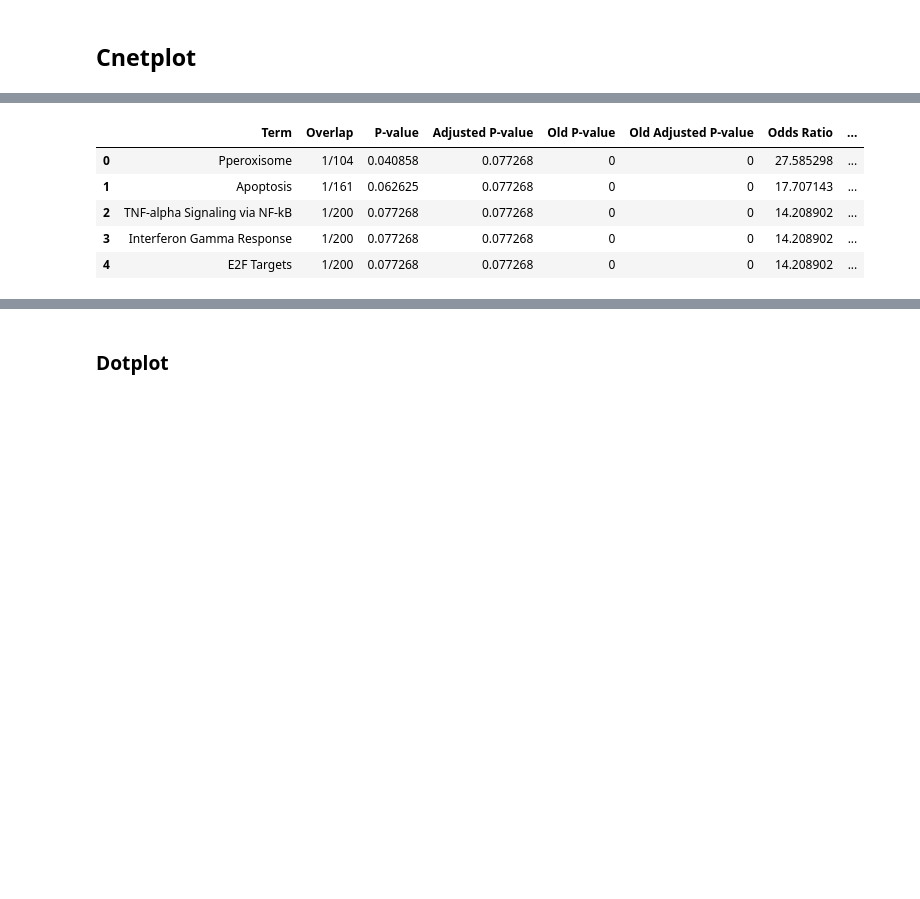
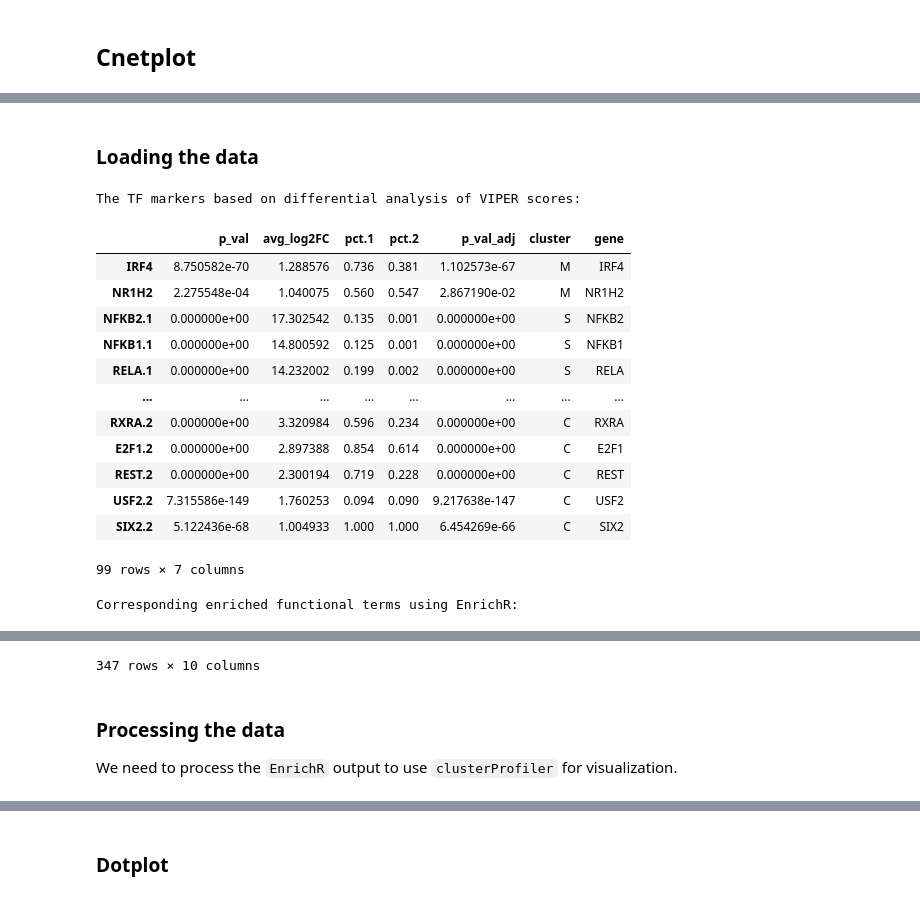
Before and after one commit to masyahook/scGRN, a Jupyter notebook: notebooks/GRNBoost2_Enrichment_analysis.ipynb, the cells around one changed output, grey strips where cells are left out. Drawn from its saved outputs; the diff is of its cells as text; code cells hidden in the pictures; blank space fills up the shorter version.

Commit message:
finished viper enrichment analysis

```diff
--- a/notebooks/GRNBoost2_Enrichment_analysis.ipynb
+++ b/notebooks/GRNBoost2_Enrichment_analysis.ipynb
@@ -348,21 +333,49 @@ p
+# %% [markdown]
+### Loading the data
 # %%
+cell_type = 'Macrophage'
 types = ['C', 'M', 'S']
 db = 'Reactome'
-is_positive_markers = True
-df = pd.read_csv('/gpfs/home/bsc08/bsc08890/scGRN_analysis/tmp/tf_markers_df_T_cells.tsv', sep='\t')
+is_positive_markers = True  # True if extract only positive markers
+
+tf_markers_df = pd.read_csv(os.path.join(
+    _DATA_HOME, 'cell_types', cell_type, 'data', 'Seurat',
+    'regulon', f'tf_markers_df_{cell_type}.tsv'
+), sep='\t')
+
 if is_positive_markers:
-    df = df[(df['p_val_adj'] < 0.05) & (df['avg_log2FC'] > 1)]
+    tf_markers_df = tf_markers_df[
+        (tf_markers_df['p_val_adj'] < 0.05) & (tf_markers_df['avg_log2FC'] > 1)
+    ]
 else:
-    df = df[(df['p_val_adj'] < 0.05) & (df['avg_log2FC'] < -1)]
-genes = df[['cluster', 'gene']].groupby('cluster').agg(lambda x: list(x)).to_dict()['gene']
-dfs = {}
-for t in types:
-    dfs[t] = pd.read_csv(f'/gpfs/home/bsc08/bsc08890/scGRN_analysis/tmp/cohort_ana/tmp_enrichr_T_cells_all_{t}.tsv', sep='\t')
-dfs['C'].head()
+    tf_markers_df = tf_markers_df[
+        (tf_markers_df['p_val_adj'] < 0.05) & (tf_markers_df['avg_log2FC'] < -1)
+    ]
+genes = tf_markers_df[['cluster', 'gene']].groupby('cluster').agg(lambda x: list(x)).to_dict()['gene']
+
+enrichr_res = pd.read_csv(os.path.join(
+    _DATA_HOME, 'cell_types', cell_type, 'data', 'Seurat',
+    'regulon', f'enrichr_tf_markers_df_{cell_type}.tsv'
+), sep='\t')
+
+print('The TF markers based on differential analysis of VIPER scores:')
+display(tf_markers_df)
+print()
+print('Corresponding enriched functional terms using EnrichR:')
+display(enrichr_res)
 # %% [output]
+The TF markers based on differential analysis of VIPER scores:
-|  | Term | Overlap | P-value | Adjusted P-value | Old P-value | Old Adjusted P-value | Odds Ratio | ... |
-| 0 | Pperoxisome | 1/104 | 0.040858 | 0.077268 | 0 | 0 | 27.585298 | ... |
-| 1 | Apoptosis | 1/161 | 0.062625 | 0.077268 | 0 | 0 | 17.707143 | ... |
-| 2 | TNF-alpha Signaling via NF-kB | 1/200 | 0.077268 | 0.077268 | 0 | 0 | 14.208902 | ... |
-| 3 | Interferon Gamma Response | 1/200 | 0.077268 | 0.077268 | 0 | 0 | 14.208902 | ... |
-| 4 | E2F Targets | 1/200 | 0.077268 | 0.077268 | 0 | 0 | 14.208902 | ... |
+|  | p_val | avg_log2FC | pct.1 | pct.2 | p_val_adj | cluster | gene |
+| IRF4 | 8.750582e-70 | 1.288576 | 0.736 | 0.381 | 1.102573e-67 | M | IRF4 |
+| NR1H2 | 2.275548e-04 | 1.040075 | 0.560 | 0.547 | 2.867190e-02 | M | NR1H2 |
+| NFKB2.1 | 0.000000e+00 | 17.302542 | 0.135 | 0.001 | 0.000000e+00 | S | NFKB2 |
+| NFKB1.1 | 0.000000e+00 | 14.800592 | 0.125 | 0.001 | 0.000000e+00 | S | NFKB1 |
+| RELA.1 | 0.000000e+00 | 14.232002 | 0.199 | 0.002 | 0.000000e+00 | S | RELA |
+| ... | ... | ... | ... | ... | ... | ... | ... |
+| RXRA.2 | 0.000000e+00 | 3.320984 | 0.596 | 0.234 | 0.000000e+00 | C | RXRA |
+| E2F1.2 | 0.000000e+00 | 2.897388 | 0.854 | 0.614 | 0.000000e+00 | C | E2F1 |
+| REST.2 | 0.000000e+00 | 2.300194 | 0.719 | 0.228 | 0.000000e+00 | C | REST |
+| USF2.2 | 7.315586e-149 | 1.760253 | 0.094 | 0.090 | 9.217638e-147 | C | USF2 |
+| SIX2.2 | 5.122436e-68 | 1.004933 | 1.000 | 1.000 | 6.454269e-66 | C | SIX2 |
+99 rows × 7 columns
+Corresponding enriched functional terms using EnrichR:
@@ -369 +394,6 @@ dfs['C'].head()
+347 rows × 10 columns
+# %% [markdown]
+### Processing the data
+
+We need to process the `EnrichR` output to use `clusterProfiler` for visualization.
 # %%
```
Also changed, not shown: parts of 42 cells of this notebook.
